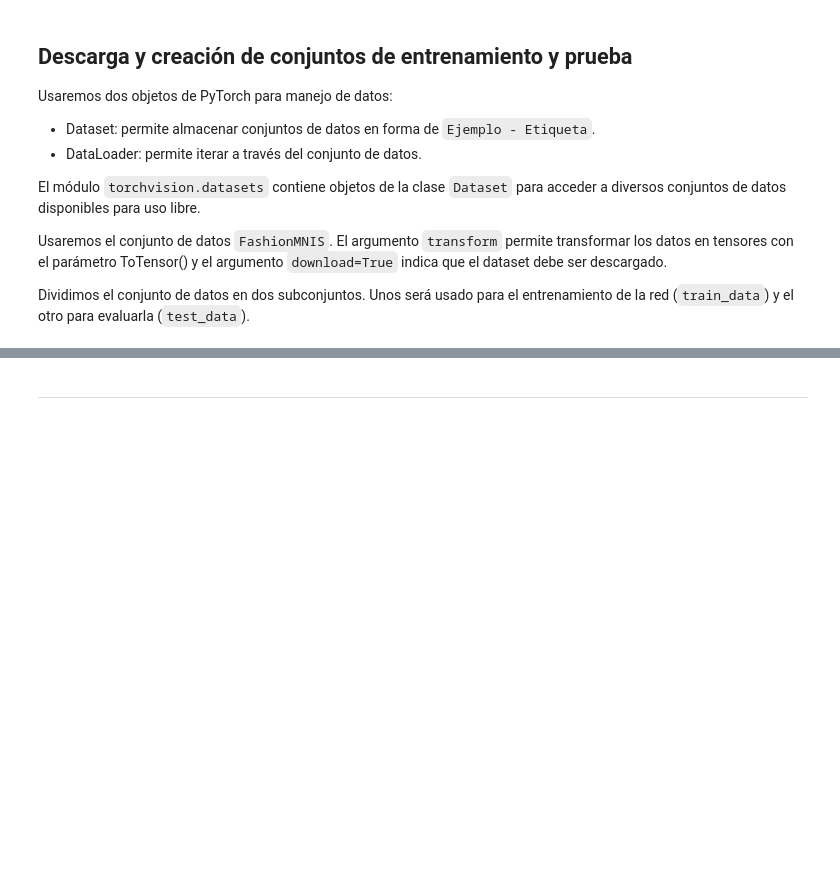
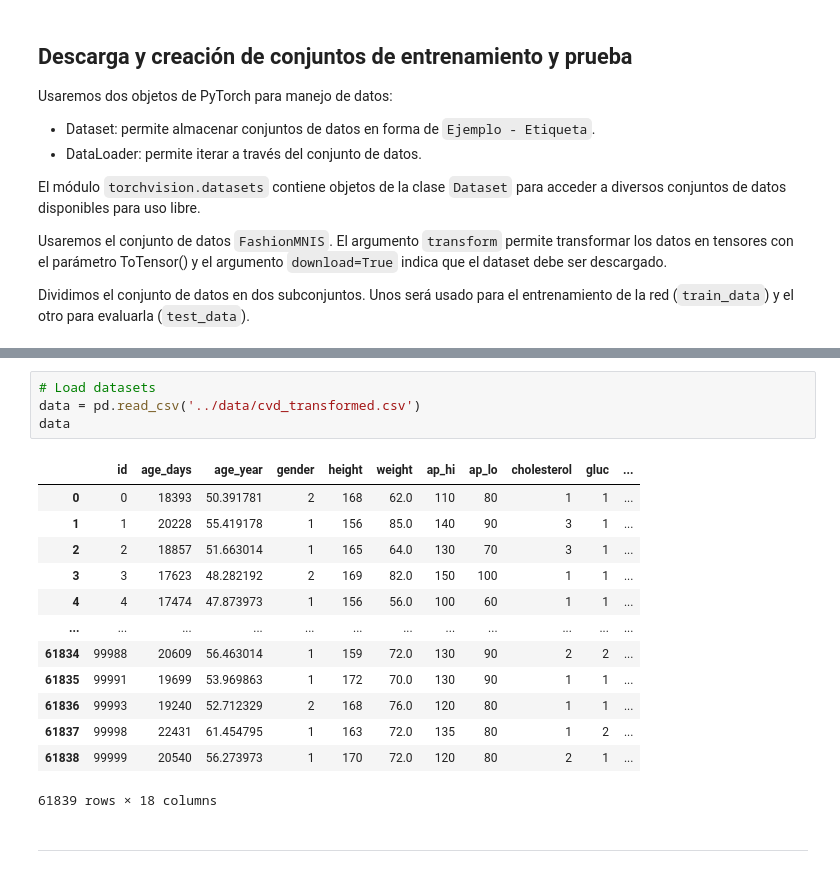
Before and after one commit to CamilaVillazon/DataScience, a Jupyter notebook: src/T7_ClasificacionRedesNeuronalesArtificiales.ipynb, the cells around one changed output, grey strips where cells are left out. Drawn from its saved outputs; the diff is of its cells as text; blank space fills up the shorter version.

```diff
--- a/src/T7_ClasificacionRedesNeuronalesArtificiales.ipynb
+++ b/src/T7_ClasificacionRedesNeuronalesArtificiales.ipynb
@@ -94,2 +68,20 @@ Extracting data/FashionMNIST/raw/t10k-labels-idx1-ubyte.gz to data/FashionMNIST/
+# %%
+# Load datasets
+data = pd.read_csv('../data/cvd_transformed.csv')
+data
+# %% [output]
+|  | id | age_days | age_year | gender | height | weight | ap_hi | ap_lo | cholesterol | gluc | ... |
+| 0 | 0 | 18393 | 50.391781 | 2 | 168 | 62.0 | 110 | 80 | 1 | 1 | ... |
+| 1 | 1 | 20228 | 55.419178 | 1 | 156 | 85.0 | 140 | 90 | 3 | 1 | ... |
+| 2 | 2 | 18857 | 51.663014 | 1 | 165 | 64.0 | 130 | 70 | 3 | 1 | ... |
+| 3 | 3 | 17623 | 48.282192 | 2 | 169 | 82.0 | 150 | 100 | 1 | 1 | ... |
+| 4 | 4 | 17474 | 47.873973 | 1 | 156 | 56.0 | 100 | 60 | 1 | 1 | ... |
+| ... | ... | ... | ... | ... | ... | ... | ... | ... | ... | ... | ... |
+| 61834 | 99988 | 20609 | 56.463014 | 1 | 159 | 72.0 | 130 | 90 | 2 | 2 | ... |
+| 61835 | 99991 | 19699 | 53.969863 | 1 | 172 | 70.0 | 130 | 90 | 1 | 1 | ... |
+| 61836 | 99993 | 19240 | 52.712329 | 2 | 168 | 76.0 | 120 | 80 | 1 | 1 | ... |
+| 61837 | 99998 | 22431 | 61.454795 | 1 | 163 | 72.0 | 135 | 80 | 1 | 2 | ... |
+| 61838 | 99999 | 20540 | 56.273973 | 1 | 170 | 72.0 | 120 | 80 | 2 | 1 | ... |
+61839 rows × 18 columns
 # %% [markdown]
 ------------------------------------------------------------------------
```
Also changed, not shown: parts of 13 cells of this notebook, 1 other file.
